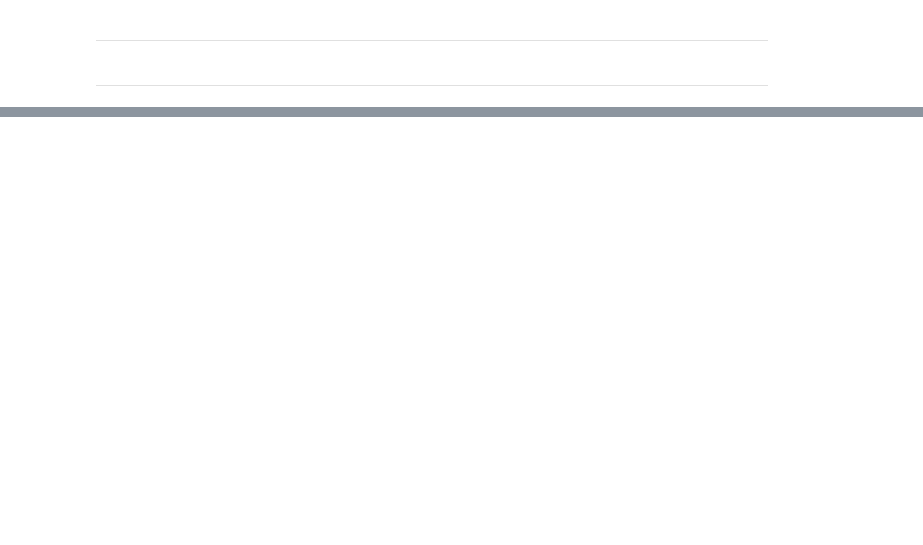
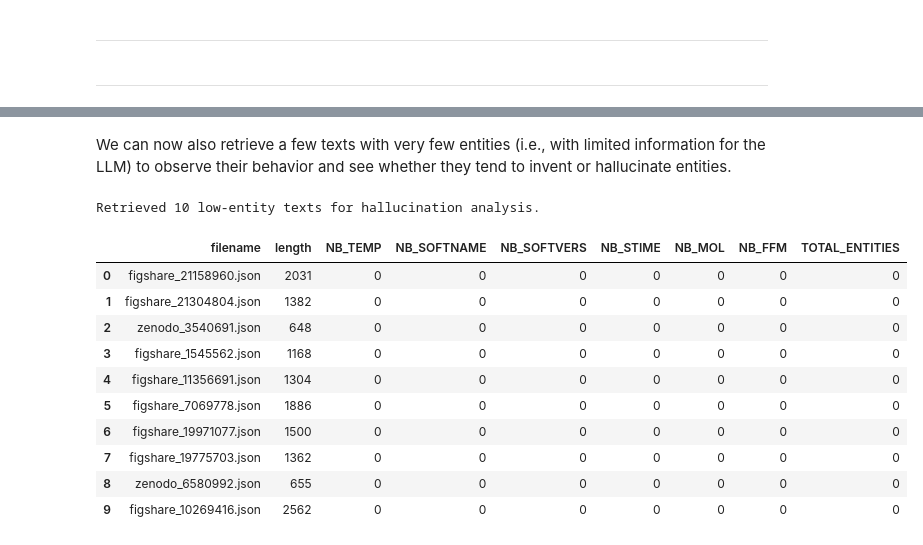
Before and after one commit to MDverse/mdner_llm, a Jupyter notebook: notebooks/vizualize_annotations_entities_stats.ipynb, the cells around one changed output, grey strips where cells are left out. Saved outputs shown, nothing was run; the diff lists cells and outputs as text; code cells hidden in the pictures; blank space fills up the shorter version.

```diff
--- a/notebooks/vizualize_annotations_entities_stats.ipynb
+++ b/notebooks/vizualize_annotations_entities_stats.ipynb
@@ -310,0 +680,51 @@ Equilibrated POPC MOL lipid bilayer simulation ran with Gromacs 4.5 SOFT , GAFFl
+# %% [markdown]
+We can now also retrieve a few texts with very few entities (i.e., with limited information for the LLM) to observe their behavior and see whether they tend to invent or hallucinate entities.
+# %%
+def retrieve_low_entity_texts(
+    df: pd.DataFrame,
+    n_low: int = 10
+) -> pd.DataFrame:
+    """
+    Retrieve a small sample of low-entity texts.
+
+    Parameters
+    ----------
+    df : pd.DataFrame
+        DataFrame containing entity counts per file.
+    n_low : int
+        Number of low-entity texts to retrieve for LLM hallucination analysis.
+
+    Returns
+    -------
+    pd.DataFrame
+        Sample DataFrame of low-entity texts.
+    """
+    cols = [col for col in df.columns if col.startswith("NB_")]
+    df["TOTAL_ENTITIES"] = df[cols].sum(axis=1)
+
+    # Select lowest-entity samples
+    low_entity_df = (
+        df.sort_values("TOTAL_ENTITIES")
+          .head(n_low)
+          .reset_index(drop=True)
+    )
+
+    print(f"Retrieved {len(low_entity_df)} low-entity texts for hallucination analysis.")
+
+    return low_entity_df
+
+low_entity_df = retrieve_low_entity_texts(df, n_low=10)
+low_entity_df
+# %% [output]
+Retrieved 10 low-entity texts for hallucination analysis.
+|  | filename | length | NB_TEMP | NB_SOFTNAME | NB_SOFTVERS | NB_STIME | NB_MOL | NB_FFM | TOTAL_ENTITIES |
+| 0 | figshare_21158960.json | 2031 | 0 | 0 | 0 | 0 | 0 | 0 | 0 |
+| 1 | figshare_21304804.json | 1382 | 0 | 0 | 0 | 0 | 0 | 0 | 0 |
+| 2 | zenodo_3540691.json | 648 | 0 | 0 | 0 | 0 | 0 | 0 | 0 |
+| 3 | figshare_1545562.json | 1168 | 0 | 0 | 0 | 0 | 0 | 0 | 0 |
+| 4 | figshare_11356691.json | 1304 | 0 | 0 | 0 | 0 | 0 | 0 | 0 |
+| 5 | figshare_7069778.json | 1886 | 0 | 0 | 0 | 0 | 0 | 0 | 0 |
+| 6 | figshare_19971077.json | 1500 | 0 | 0 | 0 | 0 | 0 | 0 | 0 |
+| 7 | figshare_19775703.json | 1362 | 0 | 0 | 0 | 0 | 0 | 0 | 0 |
+| 8 | zenodo_6580992.json | 655 | 0 | 0 | 0 | 0 | 0 | 0 | 0 |
+| 9 | figshare_10269416.json | 2562 | 0 | 0 | 0 | 0 | 0 | 0 | 0 |
```
Also changed, not shown: parts of 42 cells of this notebook.
